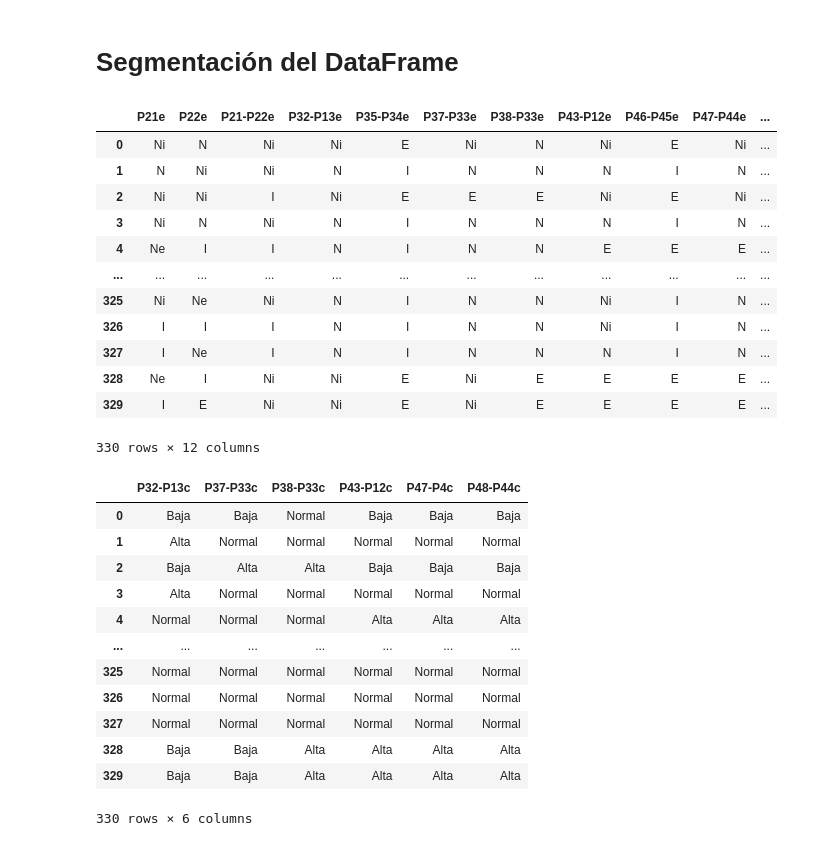
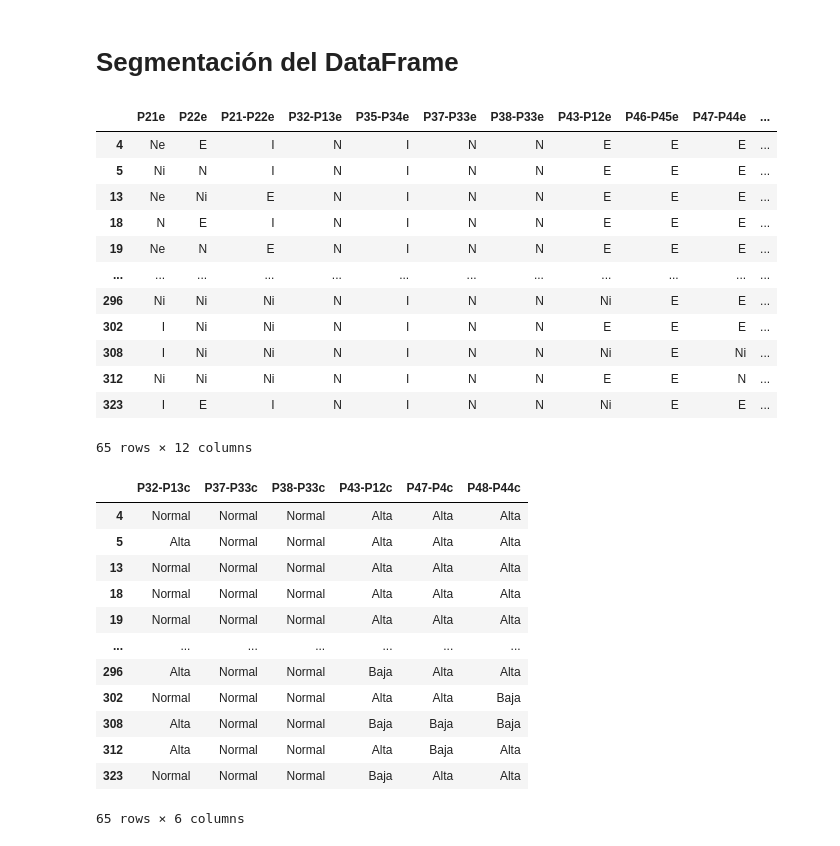
Before and after one commit to JorgeDanielRamirezNieves/Flex-Drive, a Jupyter notebook: Data-Analytics/code/Simulation/Hidden-Márkov-Model/FlexDrive-Emociones_Pesos.ipynb, the cells around one changed output. Cells and saved outputs as stored; diff of their text form; code cells hidden in the pictures.

```diff
--- a/Data-Analytics/code/Simulation/Hidden-Márkov-Model/FlexDrive-Emociones_Pesos.ipynb
+++ b/Data-Analytics/code/Simulation/Hidden-Márkov-Model/FlexDrive-Emociones_Pesos.ipynb
@@ -91,7 +91,7 @@ Distribución inicial: [0, 0, 0.9727272727272728, 0.02121212121212121, 0.0060606
 ## Seguimiento: Pesos de Emociones y Asignación por Filas
 # %%
 # Puntaje y clasificación para conceptos positivos
-def puntaje_FORM1(respuesta, pesos_estandar, pesos_con_otros, usar_otros=False):
+def puntaje_FORM1(respuesta, pesos_estandar, pesos_con_otros, usar_otros):
     if pd.isna(respuesta):
         return 0.0
     pesos = pesos_con_otros if usar_otros else pesos_estandar
@@ -118,7 +118,7 @@ def procesar_fila_DF(df, columna, pesos_estandar, pesos_con_otros):
     respuesta = df[columna]
     usar_otros = "Otro" in str(respuesta)
 
-    if pd.isna(respuesta) or "No hay beneficios" in str(respuesta):
+    if pd.isna(respuesta) :
         score = 0.0
     else:
         score = puntaje_FORM1(respuesta, pesos_estandar, pesos_con_otros, usar_otros)
@@ -227,7 +212,7 @@ pesos_con_otros = {
 
 # Aplicar al DataFrame
 df_FlexDrive_Emotions[["score_P22", "estado_P22"]] = df_FlexDrive_Emotions.apply(
-    lambda fila: procesar_fila_DF_NEG(fila, "P22-Desventajas_P2P", pesos_estandar, pesos_con_otros),
+    lambda fila: procesar_fila_DF(fila, "P22-Desventajas_P2P", pesos_estandar, pesos_con_otros),
     axis=1
 )
 
@@ -815,13 +787,13 @@ df_ClientesPropietariosGEN = df_FlexDrive_Emotions[
     (df_FlexDrive_Emotions["P32-Interés_Propietario"] == 1) &
     (df_FlexDrive_Emotions["P43-Interés_Cliente"] == 1)
 ]
+# %%
+df_emociones = df_ClientesPropietariosGEN.iloc[:, -23:]
+
+titulos_emociones = df_emociones.columns.tolist()
+
+df_emociones.drop(columns=[titulos_emociones[0], titulos_emociones[2], titulos_emociones[7], titulos_emociones[15], titulos_emociones[21]], inplace=True)
 # %%
-df_emociones = df_FlexDrive_Emotions.iloc[:, -23:]
-
-titulos_emociones = df_emociones.columns.tolist()
-
-df_emociones.drop(columns=[titulos_emociones[0], titulos_emociones[2], titulos_emociones[7], titulos_emociones[15], titulos_emociones[21]], inplace=True)
-
 df_emociones.rename(columns={
     "estado_P21": "P21e",
     "estado_P22": "P22e",
@@ -829,53 +801,53 @@ df_emociones.rename(columns={
     "coherencia_P13_P32": "P32-P13c",
     "emocion_P13_P32": "P32-P13e",
     "estado_P34_P35": "P35-P34e",
     "coherencia_P37_P33": "P37-P33c",
     "emocion_P37_P33": "P37-P33e",
     "coherencia_P38_P33": "P38-P33c",
     "emocion_P38_P33": "P38-P33e",
     "coherencia_P12_P43": "P43-P12c",
     "emocion_P12_P43": "P43-P12e",
     "estado_P45_P46": "P46-P45e",
     "coherencia_P47_P44": "P47-P4c",
     "emocion_P47_P44": "P47-P44e",
     "coherencia_P48_P44": "P48-P44c",
     "emocion_P48_P44": "P48-P44e",
     "estado_P49_P50": "P50-P49e",
 }, inplace=True)
 
 columnas_coherencia = ["P32-P13c", "P37-P33c", "P38-P33c", "P43-P12c", "P47-P4c", "P48-P44c"]
 df_coherencia = df_emociones[columnas_coherencia].copy()
 df_emociones.drop(columns=["P32-P13c", "P37-P33c", "P38-P33c", "P43-P12c", "P47-P4c", "P48-P44c"], inplace= True)
 
 display(df_emociones)
 display(df_coherencia)
 
 df_emociones.to_csv("../../../docs/poblaciones/HMM csv/emocionesGenerales.csv", sep=';', index=False, encoding='utf-8-sig')
 df_coherencia.to_csv("../../../docs/poblaciones/HMM csv/coherenciaGenerales.csv", sep=';', index=False, encoding='utf-8-sig')
 # %% [output]
 |  | P21e | P22e | P21-P22e | P32-P13e | P35-P34e | P37-P33e | P38-P33e | P43-P12e | P46-P45e | P47-P44e | ... |
-| 0 | Ni | N | Ni | Ni | E | Ni | N | Ni | E | Ni | ... |
-| 1 | N | Ni | Ni | N | I | N | N | N | I | N | ... |
-| 2 | Ni | Ni | I | Ni | E | E | E | Ni | E | Ni | ... |
-| 3 | Ni | N | Ni | N | I | N | N | N | I | N | ... |
-| 4 | Ne | I | I | N | I | N | N | E | E | E | ... |
+| 4 | Ne | E | I | N | I | N | N | E | E | E | ... |
+| 5 | Ni | N | I | N | I | N | N | E | E | E | ... |
+| 13 | Ne | Ni | E | N | I | N | N | E | E | E | ... |
+| 18 | N | E | I | N | I | N | N | E | E | E | ... |
+| 19 | Ne | N | E | N | I | N | N | E | E | E | ... |
 | ... | ... | ... | ... | ... | ... | ... | ... | ... | ... | ... | ... |
-| 325 | Ni | Ne | Ni | N | I | N | N | Ni | I | N | ... |
-| 326 | I | I | I | N | I | N | N | Ni | I | N | ... |
-| 327 | I | Ne | I | N | I | N | N | N | I | N | ... |
-| 328 | Ne | I | Ni | Ni | E | Ni | E | E | E | E | ... |
-| 329 | I | E | Ni | Ni | E | Ni | E | E | E | E | ... |
+| 296 | Ni | Ni | Ni | N | I | N | N | Ni | E | E | ... |
+| 302 | I | Ni | Ni | N | I | N | N | E | E | E | ... |
+| 308 | I | Ni | Ni | N | I | N | N | Ni | E | Ni | ... |
+| 312 | Ni | Ni | Ni | N | I | N | N | E | E | N | ... |
+| 323 | I | E | I | N | I | N | N | Ni | E | E | ... |
-330 rows × 12 columns
+65 rows × 12 columns
 |  | P32-P13c | P37-P33c | P38-P33c | P43-P12c | P47-P4c | P48-P44c |
-| 0 | Baja | Baja | Normal | Baja | Baja | Baja |
-| 1 | Alta | Normal | Normal | Normal | Normal | Normal |
-| 2 | Baja | Alta | Alta | Baja | Baja | Baja |
-| 3 | Alta | Normal | Normal | Normal | Normal | Normal |
 | 4 | Normal | Normal | Normal | Alta | Alta | Alta |
+| 5 | Alta | Normal | Normal | Alta | Alta | Alta |
+| 13 | Normal | Normal | Normal | Alta | Alta | Alta |
+| 18 | Normal | Normal | Normal | Alta | Alta | Alta |
+| 19 | Normal | Normal | Normal | Alta | Alta | Alta |
 | ... | ... | ... | ... | ... | ... | ... |
-| 325 | Normal | Normal | Normal | Normal | Normal | Normal |
-| 326 | Normal | Normal | Normal | Normal | Normal | Normal |
-| 327 | Normal | Normal | Normal | Normal | Normal | Normal |
-| 328 | Baja | Baja | Alta | Alta | Alta | Alta |
-| 329 | Baja | Baja | Alta | Alta | Alta | Alta |
+| 296 | Alta | Normal | Normal | Baja | Alta | Alta |
+| 302 | Normal | Normal | Normal | Alta | Alta | Baja |
+| 308 | Alta | Normal | Normal | Baja | Baja | Baja |
+| 312 | Alta | Normal | Normal | Alta | Baja | Alta |
+| 323 | Normal | Normal | Normal | Baja | Alta | Alta |
-330 rows × 6 columns
+65 rows × 6 columns
```
Also changed, not shown: parts of 7 cells of this notebook, 5 other files.
